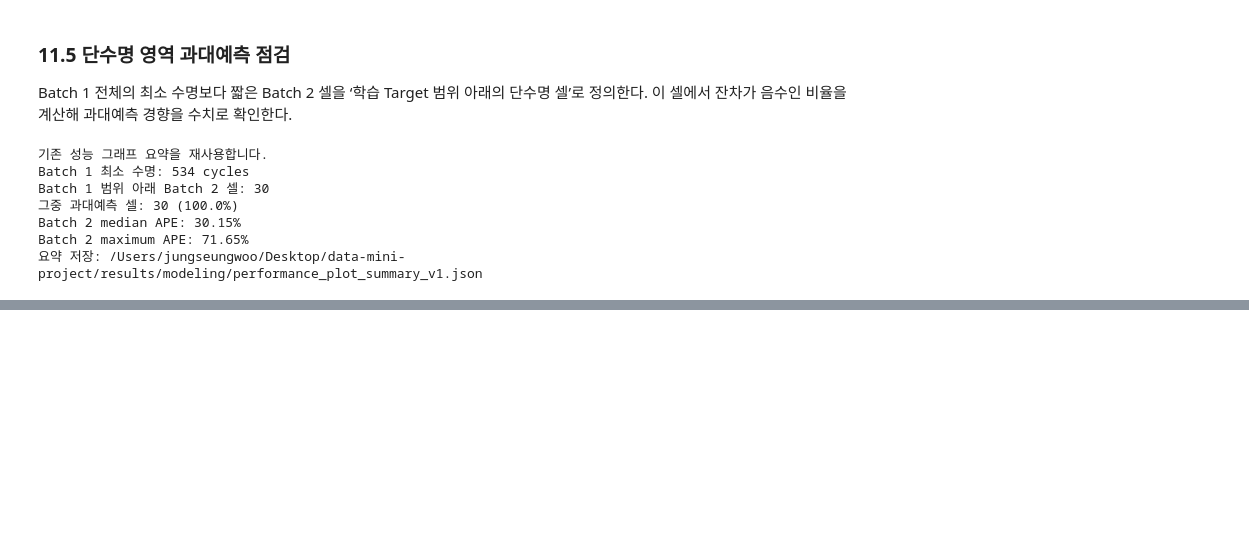
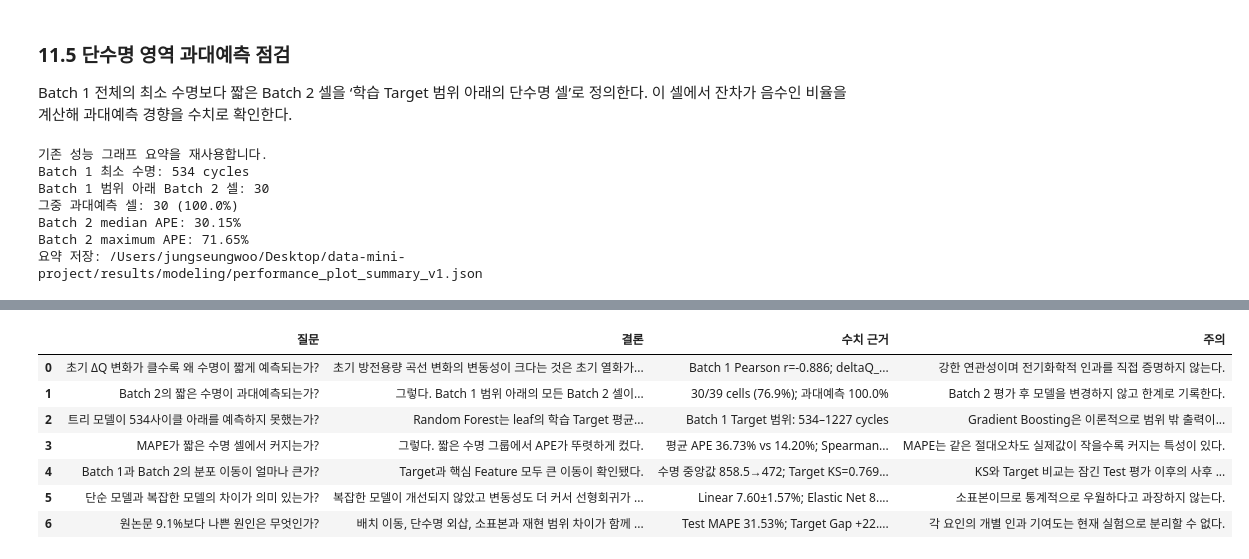
Before and after one commit to jihoo1018/data-mini-project, a Jupyter notebook: notebooks/02_MODEL_V1.ipynb, the cells around one changed output, grey strips where cells are left out. Cells and saved outputs as stored; diff of their text form; code cells hidden in the pictures; blank space fills up the shorter version.

```diff
--- a/notebooks/02_MODEL_V1.ipynb
+++ b/notebooks/02_MODEL_V1.ipynb
@@ -3124,0 +3414,98 @@ Batch 2 maximum APE: 71.65%
+# %%
+domain_question_table = pd.DataFrame([
+    {
+        "질문": "초기 ΔQ 변화가 클수록 왜 수명이 짧게 예측되는가?",
+        "결론": (
+            "초기 방전용량 곡선 변화의 변동성이 크다는 것은 "
+            "초기 열화가 빠르다는 대리신호로 볼 수 있다."
+        ),
+        "수치 근거": (
+            f"Batch 1 Pearson r={dq_pearson.statistic:.3f}; "
+            f"deltaQ_logvar 0.1 증가 시 선형 예측 "
+            f"{deltaq_slope_per_01:.1f} cycles"
+        ),
+        "주의": "강한 연관성이며 전기화학적 인과를 직접 증명하지 않는다.",
+    },
+    {
+        "질문": "Batch 2의 짧은 수명이 과대예측되는가?",
+        "결론": "그렇다. Batch 1 범위 아래의 모든 Batch 2 셀이 과대예측됐다.",
+        "수치 근거": (
+            f"{len(short_life_error)}/{len(batch2_error_df)} cells "
+            f"({len(short_life_error)/len(batch2_error_df)*100:.1f}%); "
+            f"과대예측 {short_life_overprediction_mask.mean()*100:.1f}%"
+        ),
+        "주의": "Batch 2 평가 후 모델을 변경하지 않고 한계로 기록한다.",
+    },
+    {
+        "질문": "트리 모델이 534사이클 아래를 예측하지 못했는가?",
+        "결론": (
+            "Random Forest는 leaf의 학습 Target 평균을 출력하므로 "
+            "학습 최소값 534 아래로 외삽할 수 없다."
+        ),
+        "수치 근거": "Batch 1 Target 범위: 534–1227 cycles",
+        "주의": (
+            "Gradient Boosting은 이론적으로 범위 밖 출력이 가능하지만 "
+            "구간상수 구조라 안정적인 외삽을 보장하지 않는다."
+        ),
+    },
+    {
+        "질문": "MAPE가 짧은 수명 셀에서 커지는가?",
+        "결론": "그렇다. 짧은 수명 그룹에서 APE가 뚜렷하게 컸다.",
+        "수치 근거": (
+            f"평균 APE {short_life_error['APE_pct'].mean():.2f}% vs "
+            f"{in_range_error['APE_pct'].mean():.2f}%; "
+            f"Spearman ρ={life_ape_spearman.statistic:.3f}"
+        ),
+        "주의": "MAPE는 같은 절대오차도 실제값이 작을수록 커지는 특성이 있다.",
+    },
+    {
+        "질문": "Batch 1과 Batch 2의 분포 이동이 얼마나 큰가?",
+        "결론": "Target과 핵심 Feature 모두 큰 이동이 확인됐다.",
+        "수치 근거": (
+            f"수명 중앙값 858.5→472; Target KS={target_ks.statistic:.3f}; "
+            f"deltaQ_logvar KS={deltaq_ks.statistic:.3f}; "
+            f"범위 아래 {len(short_life_error)/len(batch2_error_df)*100:.1f}%"
+        ),
+        "주의": "KS와 Target 비교는 잠긴 Test 평가 이후의 사후 진단이다.",
+    },
+    {
+        "질문": "단순 모델과 복잡한 모델의 차이가 의미 있는가?",
+        "결론": (
+            "복잡한 모델이 개선되지 않았고 변동성도 더 커서 "
+            "선형회귀가 더 합리적이다."
+        ),
+        "수치 근거": (
+            "Linear 7.60±1.57%; Elastic Net 8.80±1.75%; "
+            "RF 9.66±3.85%; GB 9.42±4.15%"
+        ),
+        "주의": "소표본이므로 통계적으로 우월하다고 과장하지 않는다.",
+    },
+    {
+        "질문": "원논문 9.1%보다 나쁜 원인은 무엇인가?",
+        "결론": (
+            "배치 이동, 단수명 외삽, 소표본과 재현 범위 차이가 "
+            "함께 작용한 것으로 해석한다."
+        ),
+        "수치 근거": (
+            f"Test MAPE {test_mape:.2f}%; Target Gap "
+            f"{gap_target_test:+.2f}%p; 범위 아래 76.9%"
+        ),
+        "주의": "각 요인의 개별 인과 기여도는 현재 실험으로 분리할 수 없다.",
+    },
+])
+
+domain_question_table.to_csv(
+    DOMAIN_QUESTION_TABLE_PATH,
+    index=False,
+)
+display(domain_question_table)
+print(f"질문별 해석표 저장: {DOMAIN_QUESTION_TABLE_PATH}")
+# %% [output]
+|  | 질문 | 결론 | 수치 근거 | 주의 |
+| 0 | 초기 ΔQ 변화가 클수록 왜 수명이 짧게 예측되는가? | 초기 방전용량 곡선 변화의 변동성이 크다는 것은 초기 열화가... | Batch 1 Pearson r=-0.886; deltaQ_... | 강한 연관성이며 전기화학적 인과를 직접 증명하지 않는다. |
+| 1 | Batch 2의 짧은 수명이 과대예측되는가? | 그렇다. Batch 1 범위 아래의 모든 Batch 2 셀이... | 30/39 cells (76.9%); 과대예측 100.0% | Batch 2 평가 후 모델을 변경하지 않고 한계로 기록한다. |
+| 2 | 트리 모델이 534사이클 아래를 예측하지 못했는가? | Random Forest는 leaf의 학습 Target 평균... | Batch 1 Target 범위: 534–1227 cycles | Gradient Boosting은 이론적으로 범위 밖 출력이... |
+| 3 | MAPE가 짧은 수명 셀에서 커지는가? | 그렇다. 짧은 수명 그룹에서 APE가 뚜렷하게 컸다. | 평균 APE 36.73% vs 14.20%; Spearman... | MAPE는 같은 절대오차도 실제값이 작을수록 커지는 특성이 있다. |
+| 4 | Batch 1과 Batch 2의 분포 이동이 얼마나 큰가? | Target과 핵심 Feature 모두 큰 이동이 확인됐다. | 수명 중앙값 858.5→472; Target KS=0.769... | KS와 Target 비교는 잠긴 Test 평가 이후의 사후 ... |
+| 5 | 단순 모델과 복잡한 모델의 차이가 의미 있는가? | 복잡한 모델이 개선되지 않았고 변동성도 더 커서 선형회귀가 ... | Linear 7.60±1.57%; Elastic Net 8.... | 소표본이므로 통계적으로 우월하다고 과장하지 않는다. |
+| 6 | 원논문 9.1%보다 나쁜 원인은 무엇인가? | 배치 이동, 단수명 외삽, 소표본과 재현 범위 차이가 함께 ... | Test MAPE 31.53%; Target Gap +22.... | 각 요인의 개별 인과 기여도는 현재 실험으로 분리할 수 없다. |
```
Also changed, not shown: parts of 5 cells of this notebook, 2 other files.
